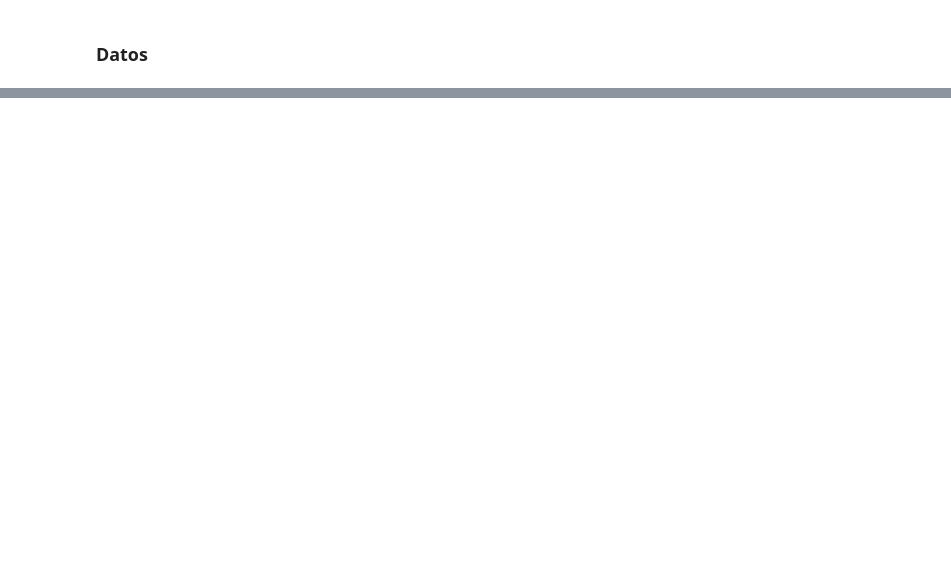
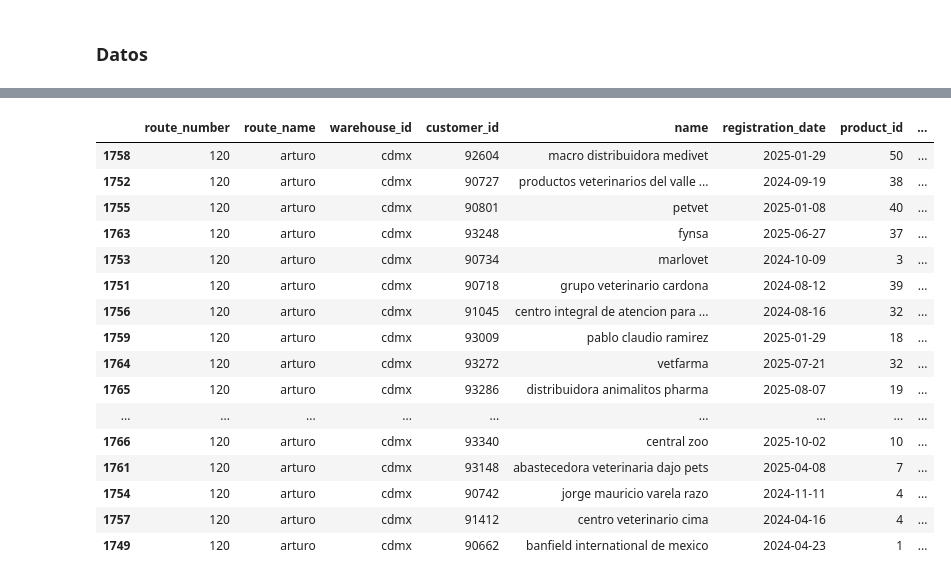
Before and after one commit to angelemmavelasco/kpis-para-creacion-de-estrategia-comercial, a Jupyter notebook: notebooks/main.ipynb, the cells around one changed output, grey strips where cells are left out. Drawn from its saved outputs; the diff is of its cells as text; code cells hidden in the pictures; blank space fills up the shorter version.

```diff
--- a/notebooks/main.ipynb
+++ b/notebooks/main.ipynb
@@ -239,0 +123,6 @@ routes_dict['gdl']
+# %%
+sales_lq = sales_lq[['sale_date','route_number', 'route_name',
+                     'warehouse_id_y', 'customer_id', 'name',
+                     'registration_date', 'product_id', 'product_class_id', 'quantity', 'profit', 'total_cost', 'net_price', 'gross_price']]
+
+sales_lq
@@ -239,0 +260,25 @@ routes_dict['gdl']
+# %%
+sales_lq_rt_ctm = sales_lq.copy()
+
+sales_lq_rt_ctm = (sales_lq_rt_ctm
+                             .groupby(['route_number', 'customer_id'], as_index=False)
+                             .agg({
+                                 'product_id': 'nunique',
+                                 'product_class_id': 'nunique',
+                                 'quantity': 'sum',
+                                 'profit': 'sum',
+                                 'total_cost': 'sum',
+                                 'net_price': 'sum',
+                                 'gross_price': 'sum'
+                             }))
+
+sales_lq_rt_ctm = (sales_lq_rt_ctm
+                             .merge(customers[['code', 'name', 'registration_date']],
+                                    left_on='customer_id', right_on='code', how='left')
+                            .merge(routes[['route_number', 'route_name', 'warehouse_id']],
+                                   left_on='route_number', right_on='route_number', how='left'))
+
+sales_lq_rt_ctm = sales_lq_rt_ctm[['route_number','route_name', 'warehouse_id', 'customer_id','name', 'registration_date', 'product_id', 'product_class_id', 'quantity', 'profit', 'total_cost', 'net_price', 'gross_price' ]]
+
+print(sales_lq['sale_date'].min(), sales_lq['sale_date'].max())
+sales_lq_rt_ctm
@@ -239,0 +300,8 @@ routes_dict['gdl']
+# %%
+sales_lq_rt_ctm['mean_net_price'] = sales_lq_rt_ctm.apply(calculate_monthly_average, axis=1, calculation_column='net_price', registration_date_column='registration_date', start_from='2026-02-01', end_to='2026-04-30')
+sales_lq_rt_ctm['mean_gross_price'] = sales_lq_rt_ctm.apply(calculate_monthly_average, axis=1, calculation_column='gross_price', registration_date_column='registration_date', start_from='2026-02-01', end_to='2026-04-30')
+sales_lq_rt_ctm['mean_profit'] = sales_lq_rt_ctm.apply(calculate_monthly_average, axis=1, calculation_column='profit', registration_date_column='registration_date', start_from='2026-02-01', end_to='2026-04-30')
+sales_lq_rt_ctm['mean_total_cost'] = sales_lq_rt_ctm.apply(calculate_monthly_average, axis=1, calculation_column='total_cost', registration_date_column='registration_date', start_from='2026-02-01', end_to='2026-04-30')
+sales_lq_rt_ctm['mean_quantity'] = sales_lq_rt_ctm.apply(calculate_monthly_average, axis=1, calculation_column='quantity', registration_date_column='registration_date', start_from='2026-02-01', end_to='2026-04-30')
+
+sales_lq_rt_ctm
@@ -239,0 +322,22 @@ routes_dict['gdl']
+# %%
+#verificacion de rutas
+df_filtered = sales_lq_rt_ctm[sales_lq_rt_ctm['route_number'] == 120].sort_values('mean_net_price', ascending=False)
+df_filtered
+# %% [output]
+|  | route_number | route_name | warehouse_id | customer_id | name | registration_date | product_id | ... |
+| 1758 | 120 | arturo | cdmx | 92604 | macro distribuidora medivet | 2025-01-29 | 50 | ... |
+| 1752 | 120 | arturo | cdmx | 90727 | productos veterinarios del valle ... | 2024-09-19 | 38 | ... |
+| 1755 | 120 | arturo | cdmx | 90801 | petvet | 2025-01-08 | 40 | ... |
+| 1763 | 120 | arturo | cdmx | 93248 | fynsa | 2025-06-27 | 37 | ... |
+| 1753 | 120 | arturo | cdmx | 90734 | marlovet | 2024-10-09 | 3 | ... |
+| 1751 | 120 | arturo | cdmx | 90718 | grupo veterinario cardona | 2024-08-12 | 39 | ... |
+| 1756 | 120 | arturo | cdmx | 91045 | centro integral de atencion para ... | 2024-08-16 | 32 | ... |
+| 1759 | 120 | arturo | cdmx | 93009 | pablo claudio ramirez | 2025-01-29 | 18 | ... |
+| 1764 | 120 | arturo | cdmx | 93272 | vetfarma | 2025-07-21 | 32 | ... |
+| 1765 | 120 | arturo | cdmx | 93286 | distribuidora animalitos pharma | 2025-08-07 | 19 | ... |
+| ... | ... | ... | ... | ... | ... | ... | ... | ... |
+| 1766 | 120 | arturo | cdmx | 93340 | central zoo | 2025-10-02 | 10 | ... |
+| 1761 | 120 | arturo | cdmx | 93148 | abastecedora veterinaria dajo pets | 2025-04-08 | 7 | ... |
+| 1754 | 120 | arturo | cdmx | 90742 | jorge mauricio varela razo | 2024-11-11 | 4 | ... |
+| 1757 | 120 | arturo | cdmx | 91412 | centro veterinario cima | 2024-04-16 | 4 | ... |
+| 1749 | 120 | arturo | cdmx | 90662 | banfield international de mexico | 2024-04-23 | 1 | ... |
```
Also changed, not shown: parts of 23 cells of this notebook, 6 other files.
